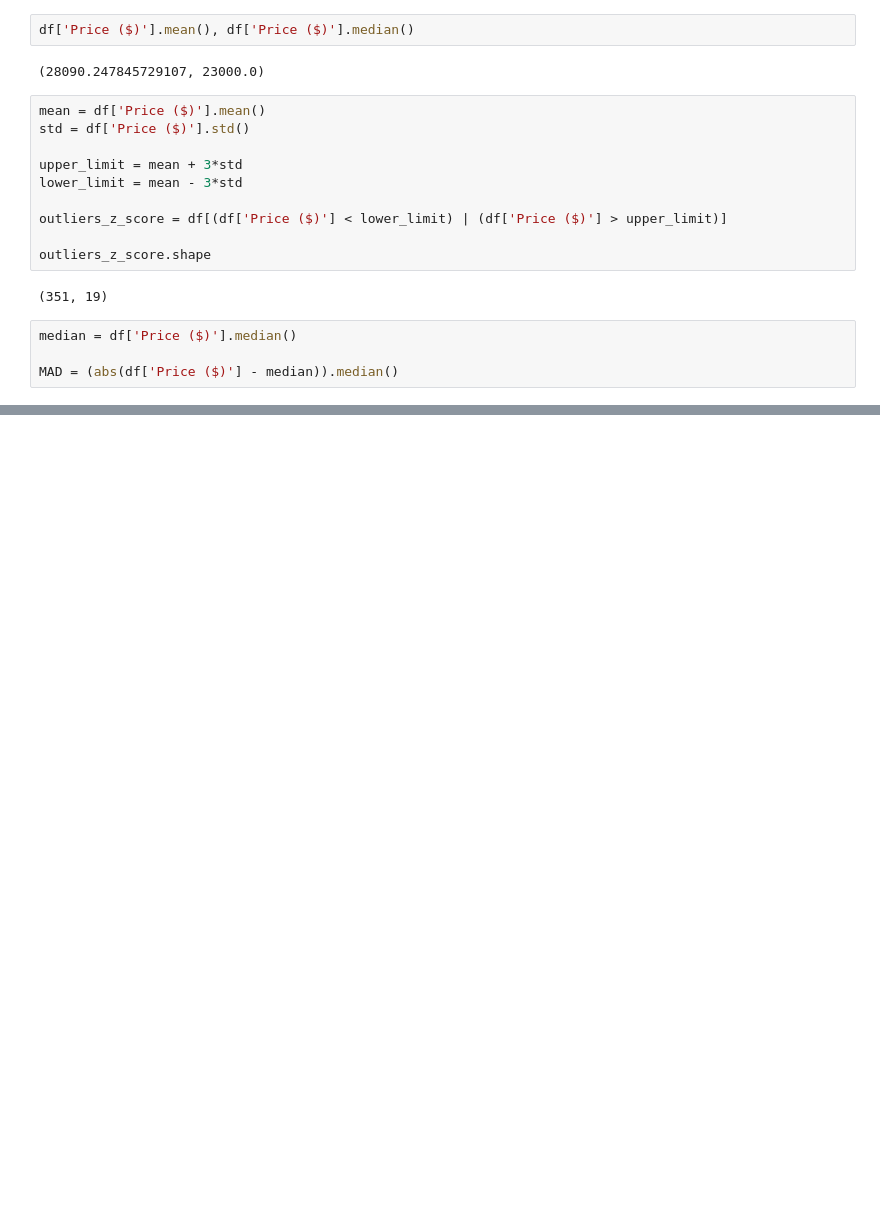
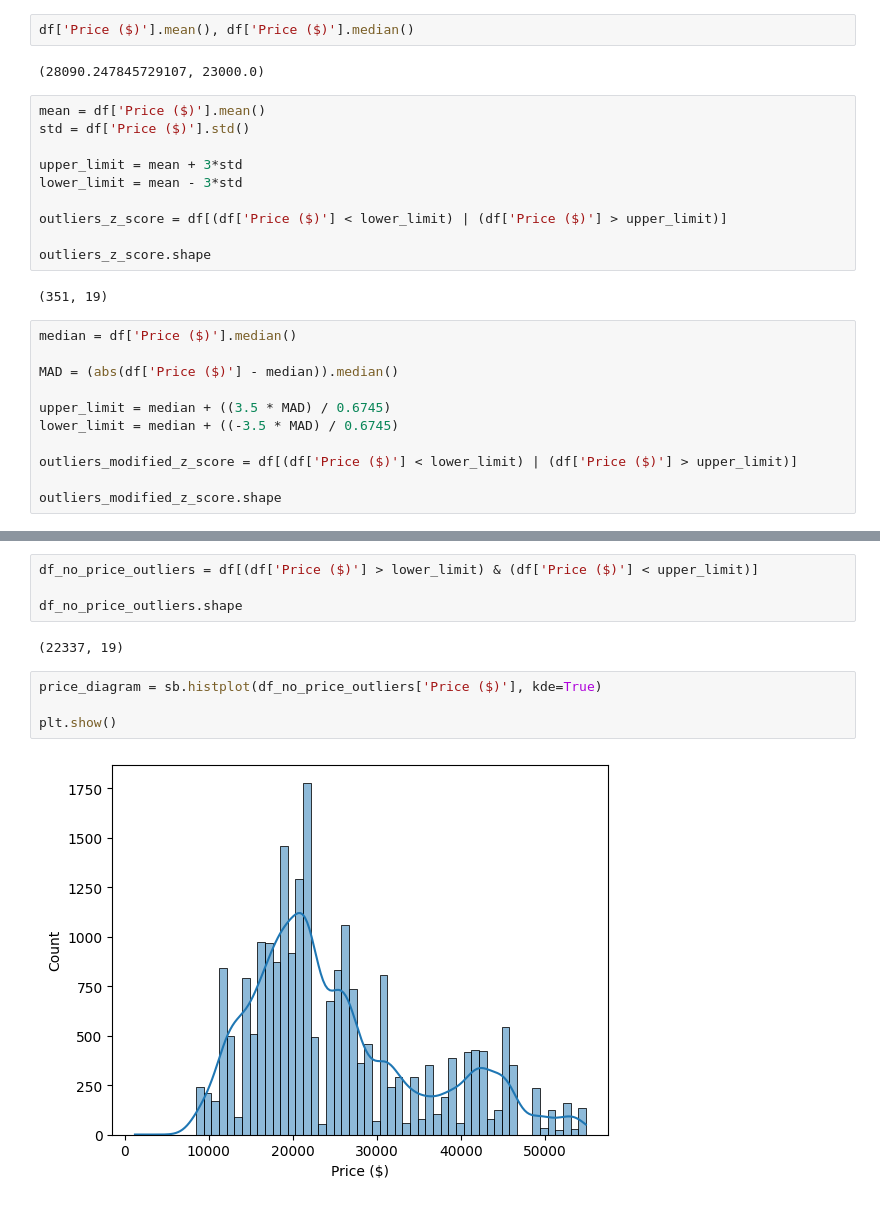
Before and after one commit to VladanT3/Exploratory_Data_Analysis, a Jupyter notebook: Car Sales/car-sales.ipynb, the cells around one changed output, grey strips where cells are left out. Drawn from its saved outputs; the diff is of its cells as text; blank space fills up the shorter version.

```diff
--- a/Car Sales/car-sales.ipynb
+++ b/Car Sales/car-sales.ipynb
@@ -191,3 +189,10 @@ outliers_z_score.shape
 median = df['Price ($)'].median()
 
 MAD = (abs(df['Price ($)'] - median)).median()
+
+upper_limit = median + ((3.5 * MAD) / 0.6745)
+lower_limit = median + ((-3.5 * MAD) / 0.6745)
+
+outliers_modified_z_score = df[(df['Price ($)'] < lower_limit) | (df['Price ($)'] > upper_limit)]
+
+outliers_modified_z_score.shape
@@ -196,0 +201,12 @@ MAD = (abs(df['Price ($)'] - median)).median()
+# %%
+df_no_price_outliers = df[(df['Price ($)'] > lower_limit) & (df['Price ($)'] < upper_limit)]
+
+df_no_price_outliers.shape
+# %% [output]
+(22337, 19)
+# %%
+price_diagram = sb.histplot(df_no_price_outliers['Price ($)'], kde=True)
+
+plt.show()
+# %% [output]
+[figure, added]
```
Also changed, not shown: parts of 10 cells of this notebook.
